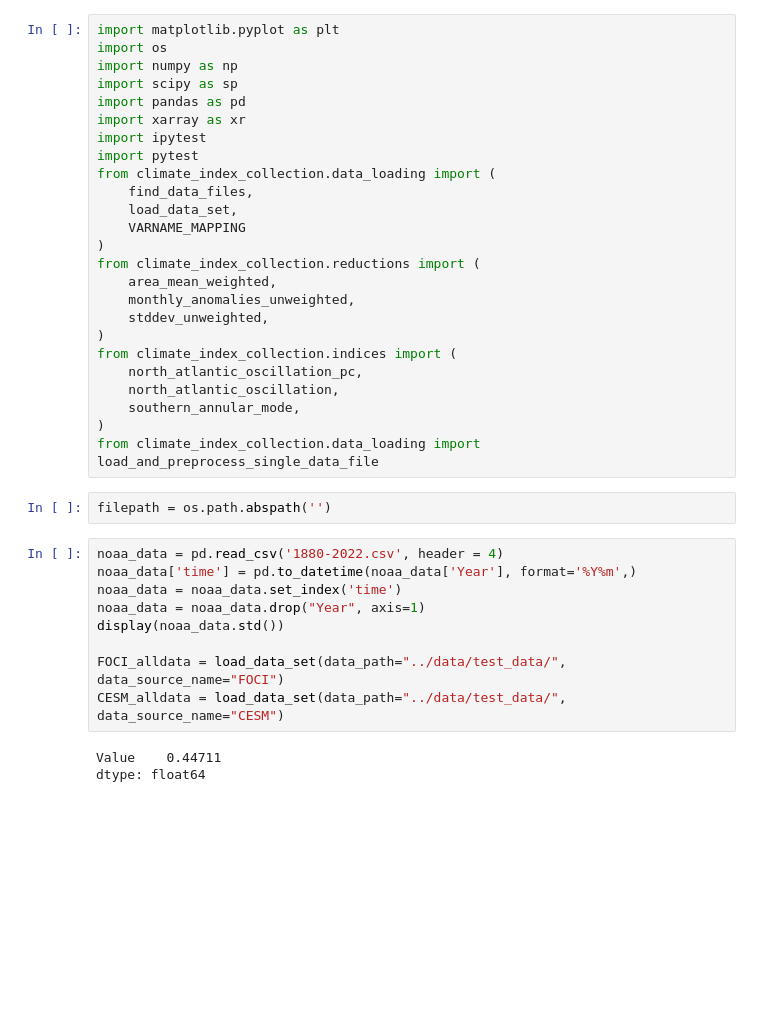
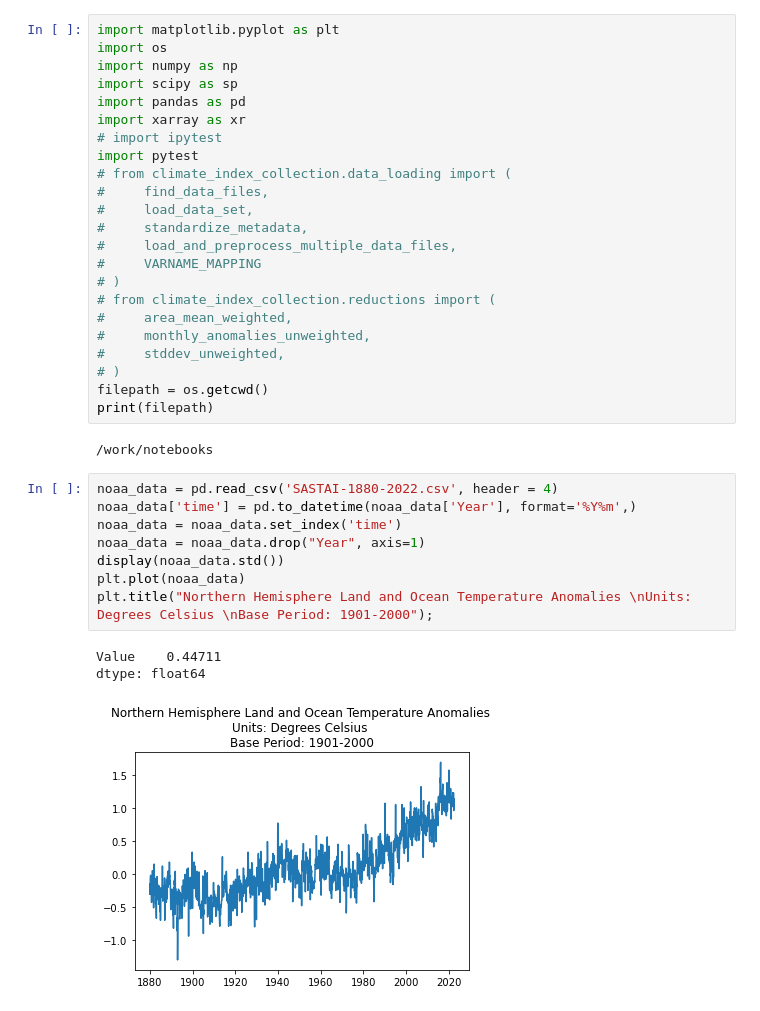
Before and after one commit to MarcoLandtHayen/climate_index_collection, a Jupyter notebook: notebooks/SASTAI_example.ipynb, the cells around one changed output. Cells and saved outputs as stored; diff of their text form; blank space fills up the shorter version.

```diff
--- a/notebooks/SASTAI_example.ipynb
+++ b/notebooks/SASTAI_example.ipynb
@@ -5,36 +5,34 @@ import numpy as np
 import scipy as sp
 import pandas as pd
 import xarray as xr
-import ipytest
+# import ipytest
 import pytest
-from climate_index_collection.data_loading import (
-    find_data_files,
-    load_data_set,
-    VARNAME_MAPPING
-)
-from climate_index_collection.reductions import (
-    area_mean_weighted,
-    monthly_anomalies_unweighted,
-    stddev_unweighted,
-)
-from climate_index_collection.indices import (
-    north_atlantic_oscillation_pc,
-    north_atlantic_oscillation,
-    southern_annular_mode,
-)
-from climate_index_collection.data_loading import load_and_preprocess_single_data_file
+# from climate_index_collection.data_loading import (
+#     find_data_files,
+#     load_data_set,
+#     standardize_metadata,
+#     load_and_preprocess_multiple_data_files,
+#     VARNAME_MAPPING
+# )
+# from climate_index_collection.reductions import (
+#     area_mean_weighted,
+#     monthly_anomalies_unweighted,
+#     stddev_unweighted,
+# )
+filepath = os.getcwd()
+print(filepath)
+# %% [output]
+/work/notebooks
-# %%
-filepath = os.path.abspath('')
 # %%
-noaa_data = pd.read_csv('1880-2022.csv', header = 4)
+noaa_data = pd.read_csv('SASTAI-1880-2022.csv', header = 4)
 noaa_data['time'] = pd.to_datetime(noaa_data['Year'], format='%Y%m',)
 noaa_data = noaa_data.set_index('time')
 noaa_data = noaa_data.drop("Year", axis=1)
 display(noaa_data.std())
-
-FOCI_alldata = load_data_set(data_path="../data/test_data/", data_source_name="FOCI")
-CESM_alldata = load_data_set(data_path="../data/test_data/", data_source_name="CESM")
+plt.plot(noaa_data)
+plt.title("Northern Hemisphere Land and Ocean Temperature Anomalies \nUnits: Degrees Celsius \nBase Period: 1901-2000");
 # %% [output]
 Value    0.44711
 dtype: float64
+[figure, added]
 # %% [markdown]
```
Also changed, not shown: parts of 4 cells of this notebook, 1 other file.
